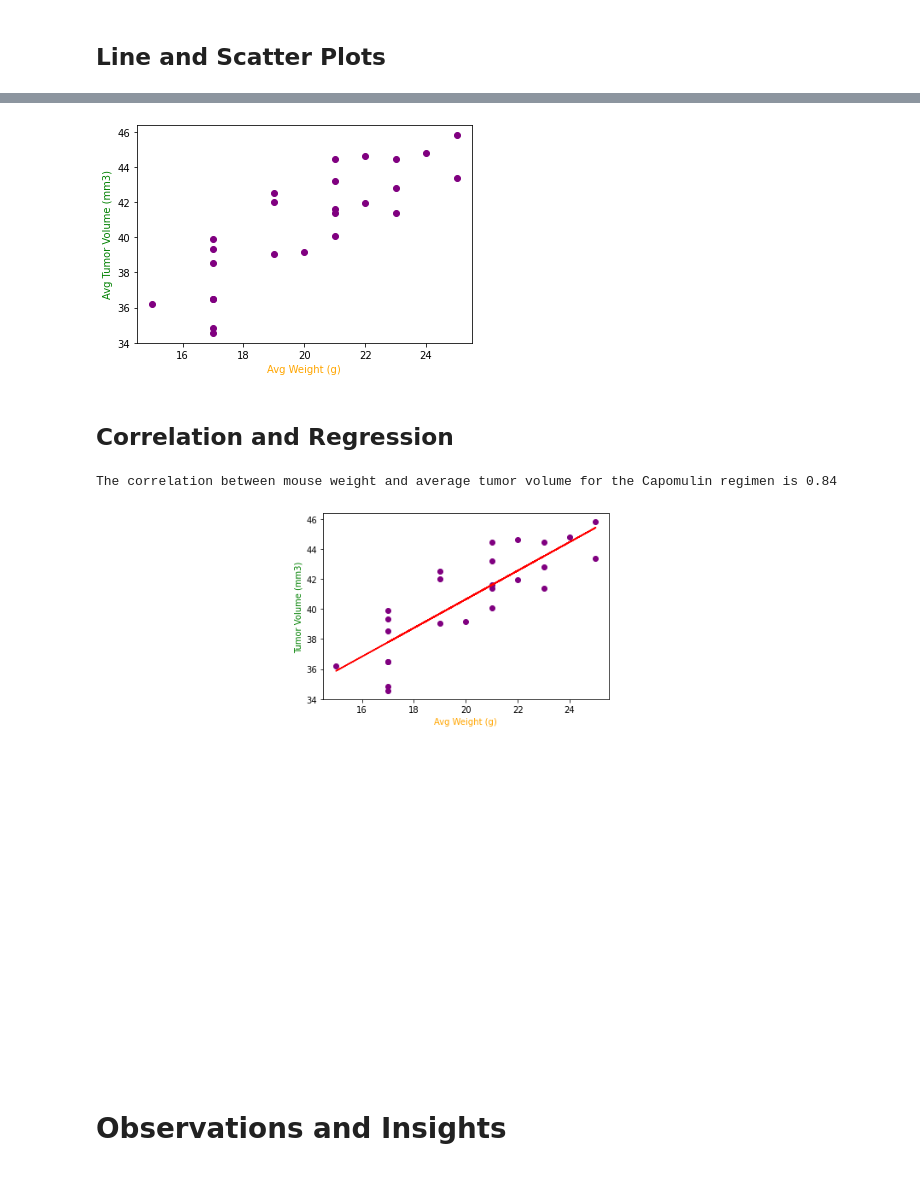
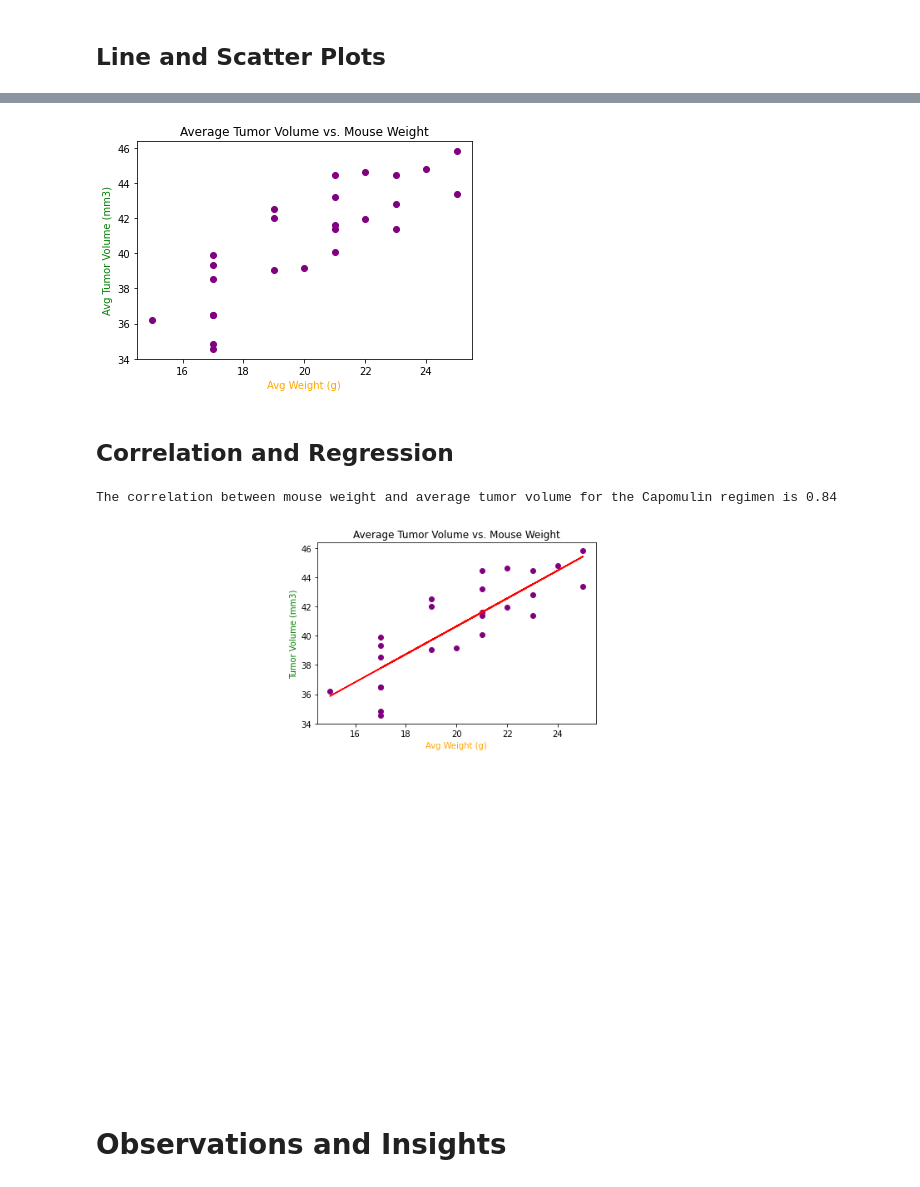
Before and after one commit to WilliamRoll/Matplotlib-Challenge, a Jupyter notebook: Pymaceuticals/pymaceuticals_starter.ipynb, the cells around one changed output, grey strips where cells are left out. Saved outputs shown, nothing was run; the diff lists cells and outputs as text; code cells hidden in the pictures.

```diff
--- a/Pymaceuticals/pymaceuticals_starter.ipynb
+++ b/Pymaceuticals/pymaceuticals_starter.ipynb
@@ -248,16 +250,17 @@ plt.show()
 # %%
 # Generate a scatter plot of average tumor volume vs. mouse weight
 # for all mice in the Capomulin regimen
 
 avg_capomulin = capomulin_data.groupby(['Mouse ID']).mean()
 
 #double chk the ordering of this plt
 plt.scatter(avg_capomulin['Weight (g)'], avg_capomulin['Tumor Volume (mm3)'], color = "purple")
 plt.xlabel("Avg Weight (g)", color = "orange")
 plt.ylabel("Avg Tumor Volume (mm3)", color = "green")
+plt.title("Average Tumor Volume vs. Mouse Weight")
 plt.show()
 # %% [output]
-[figure, old version]
+[figure, new version]
 # %% [markdown]
 ## Correlation and Regression
 # %%
@@ -280,9 +283,10 @@ plt.plot(x_values,regress_values,"r-")
 plt.annotate(line_eq,(6,10),fontsize=15,color="red")
 plt.xlabel("Avg Weight (g)", color = "orange")
 plt.ylabel("Tumor Volume (mm3)", color = "green")
+plt.title("Average Tumor Volume vs. Mouse Weight")
 plt.show()
 # %% [output]
 The correlation between mouse weight and average tumor volume for the Capomulin regimen is 0.84
-[figure, old version]
+[figure, new version]
 # %% [markdown]
 # Observations and Insights
```
Also changed, not shown: parts of 6 cells of this notebook.
